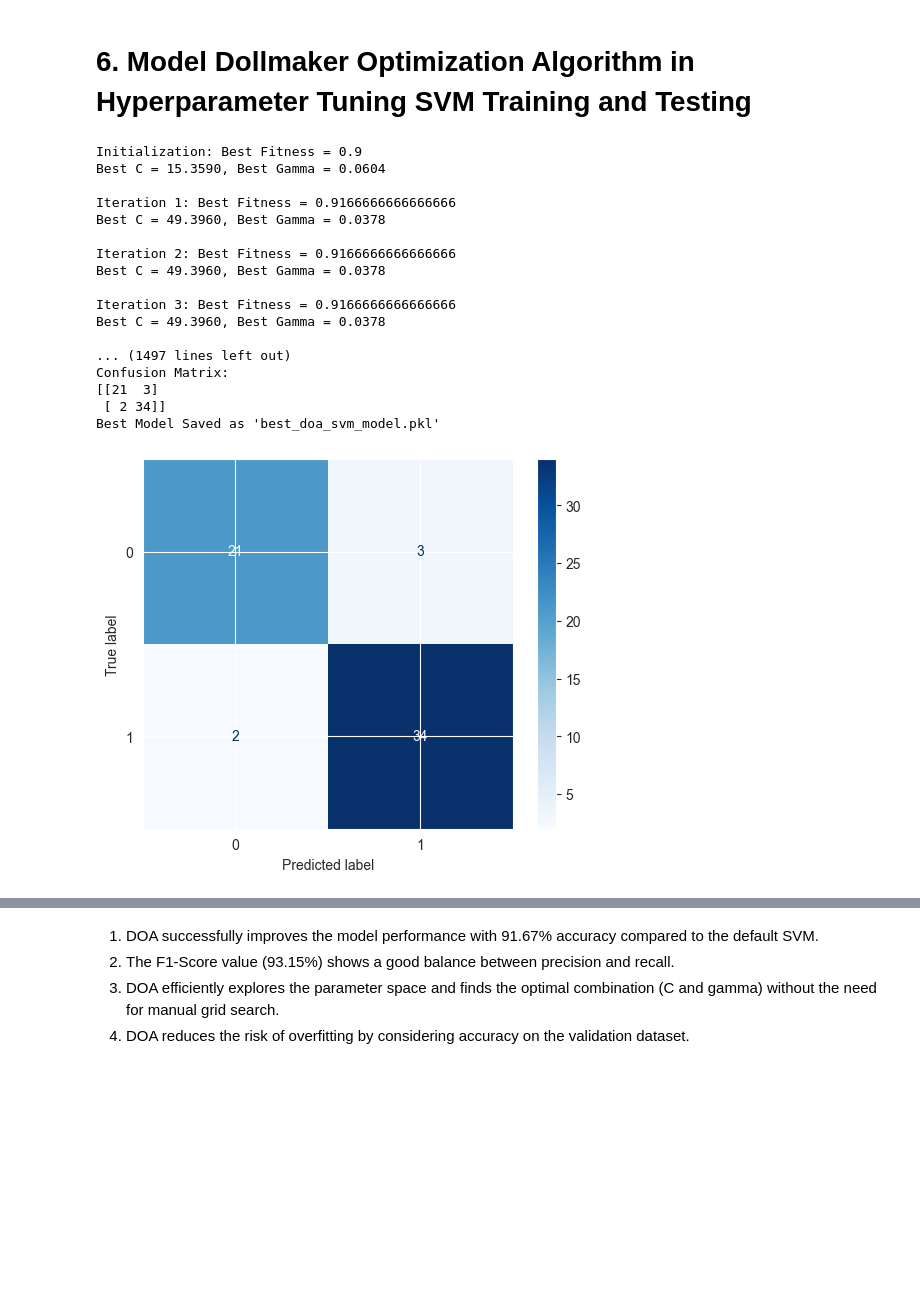
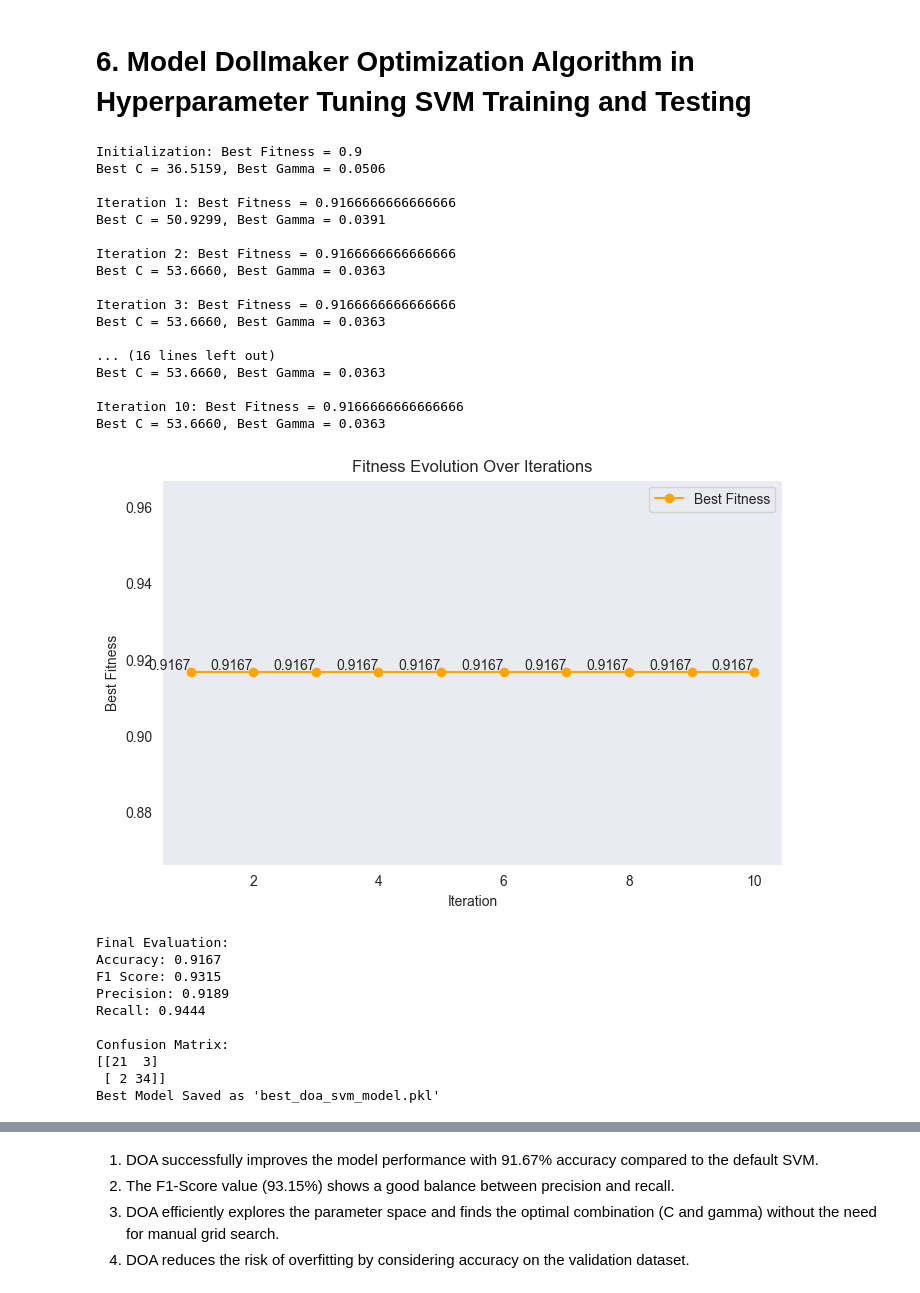
Before and after one commit to fikrifaizz/Detect-Heart-Disease-Dataset, a Jupyter notebook: heart.ipynb, the cells around one changed output, grey strips where cells are left out. Saved outputs shown, nothing was run; the diff lists cells and outputs as text; code cells hidden in the pictures; blank space fills up the shorter version.

```diff
--- a/heart.ipynb
+++ b/heart.ipynb
@@ -265,24 +265,34 @@ weighted avg       0.88      0.88      0.88        60
 # %% [markdown]
 # **6. Model Dollmaker Optimization Algorithm in Hyperparameter Tuning SVM Training and Testing**
 # %%
-doa_svm = doa.DOA_SVM(5, 2, 500, X_train, X_test, y_train, y_test)
+doa_svm = doa.DOA_SVM(5, 2, 10, X_train, X_test, y_train, y_test)
 best_fitness, best_params = doa_svm.run()
 # %% [output]
 Initialization: Best Fitness = 0.9
-Best C = 15.3590, Best Gamma = 0.0604
+Best C = 36.5159, Best Gamma = 0.0506
 
 Iteration 1: Best Fitness = 0.9166666666666666
-Best C = 49.3960, Best Gamma = 0.0378
+Best C = 50.9299, Best Gamma = 0.0391
 
 Iteration 2: Best Fitness = 0.9166666666666666
-Best C = 49.3960, Best Gamma = 0.0378
+Best C = 53.6660, Best Gamma = 0.0363
 
 Iteration 3: Best Fitness = 0.9166666666666666
-Best C = 49.3960, Best Gamma = 0.0378
+Best C = 53.6660, Best Gamma = 0.0363
 
-... (1497 lines left out)
-Confusion Matrix:
-[[21  3]
- [ 2 34]]
-Best Model Saved as 'best_doa_svm_model.pkl'
+... (16 lines left out)
+Best C = 53.6660, Best Gamma = 0.0363
+
+Iteration 10: Best Fitness = 0.9166666666666666
+Best C = 53.6660, Best Gamma = 0.0363
-[figure, old version]
+[figure, new version]
+Final Evaluation:
+Accuracy: 0.9167
+F1 Score: 0.9315
+Precision: 0.9189
+Recall: 0.9444
+
+Confusion Matrix:
+[[21  3]
+ [ 2 34]]
+Best Model Saved as 'best_doa_svm_model.pkl'
```
Also changed, not shown: parts of 2 cells of this notebook, 1 other file.
